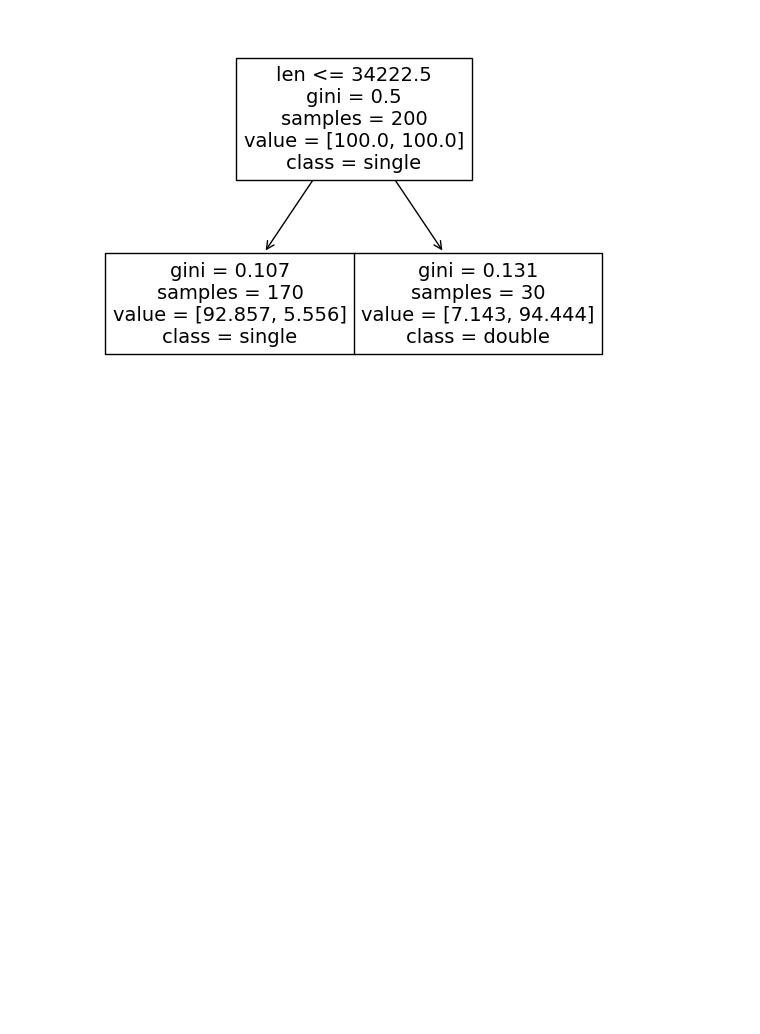
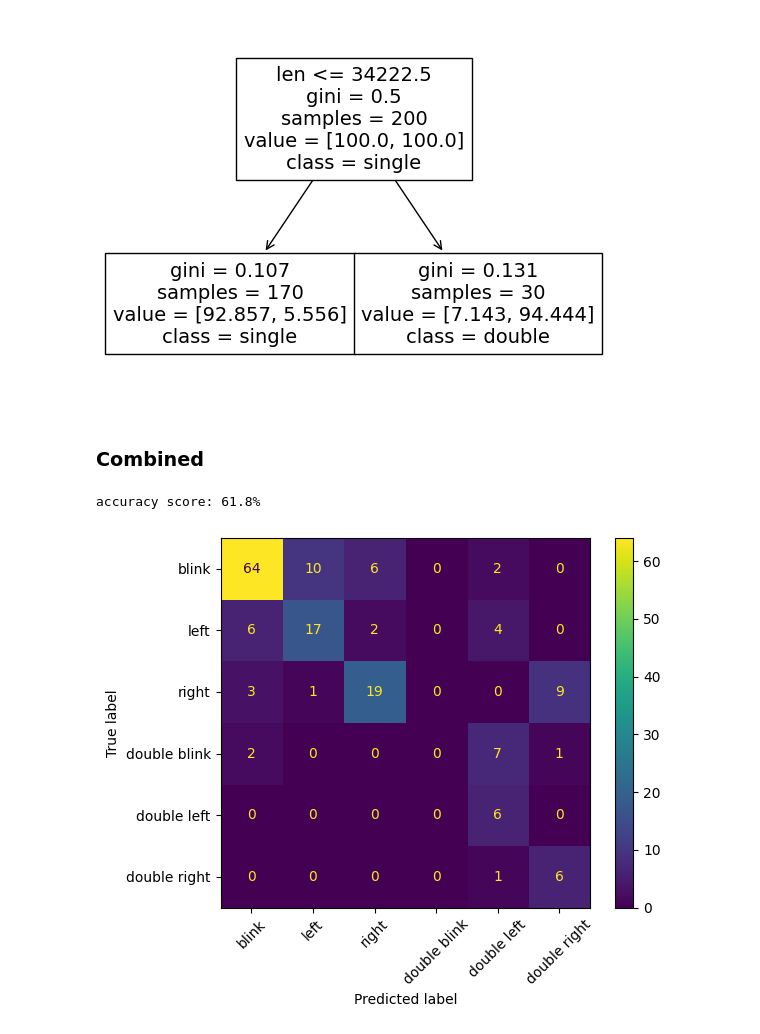
Before and after one commit to edward-ji/eyePlay, a Jupyter notebook: analysis/event.ipynb, the cells around one changed output. Saved outputs shown, nothing was run; the diff lists cells and outputs as text; code cells hidden in the pictures; blank space fills up the shorter version.

```diff
--- a/analysis/event.ipynb
+++ b/analysis/event.ipynb
@@ -490,3 +507,50 @@ plot_tree(model,
 plt.show()
 # %% [output]
 [figure]
+# %% [markdown]
+### Combined
+# %%
+from sklearn.metrics import balanced_accuracy_score
+
+def classify(event):
+    high_peaks, _ = find_peaks(event, prominence=50)
+    low_peaks, _ = find_peaks(-event, prominence=50)
+    if len(high_peaks) == 0 or len(low_peaks) == 0:
+        return "no"
+    peaks = np.sort(np.concatenate((high_peaks, low_peaks)))
+    min_diff_peak = np.min(np.diff(peaks))
+    if blink_dt.predict([[min_diff_peak, len(peaks)]]):
+        movement = "blink"
+    else:
+        if np.mean(high_peaks) > np.mean(low_peaks):
+            movement = "left"
+        else:
+            movement = "right"
+    if len(event) > 34222.5:
+        movement = f"double {movement}"
+    return movement
+
+clip_comb_df = clip_df[(clip_df["week"].isin([9, 11]))
+    & (~clip_df["label"].isin(["test", "no"]))].reset_index()
+
+# the nodes are swapped in some weeks
+clip_comb_df.loc[clip_comb_df["week"].isin([6]), "label"] = \
+    clip_comb_df.loc[clip_comb_df["week"].isin([6]), "label"].map(
+        {"blink": "blink", "left": "right", "right": "left"}.get)
+
+prediction = clip_comb_df["amp"].map(classify)
+label = clip_comb_df.apply(
+    lambda row: ("double " if row["double"] else "") + row["label"],
+    axis=1
+)
+
+print(f"accuracy score: {balanced_accuracy_score(label, prediction):.1%}")
+
+cm = confusion_matrix(label, prediction, labels=label.unique())
+ConfusionMatrixDisplay(cm, display_labels=label.unique()).plot()
+plt.xticks(rotation=45)
+plt.savefig("confmat.png", bbox_inches="tight")
+plt.show()
+# %% [output]
+accuracy score: 61.8%
+[figure, added]
```
Also changed, not shown: parts of 8 cells of this notebook, 1 other file.
